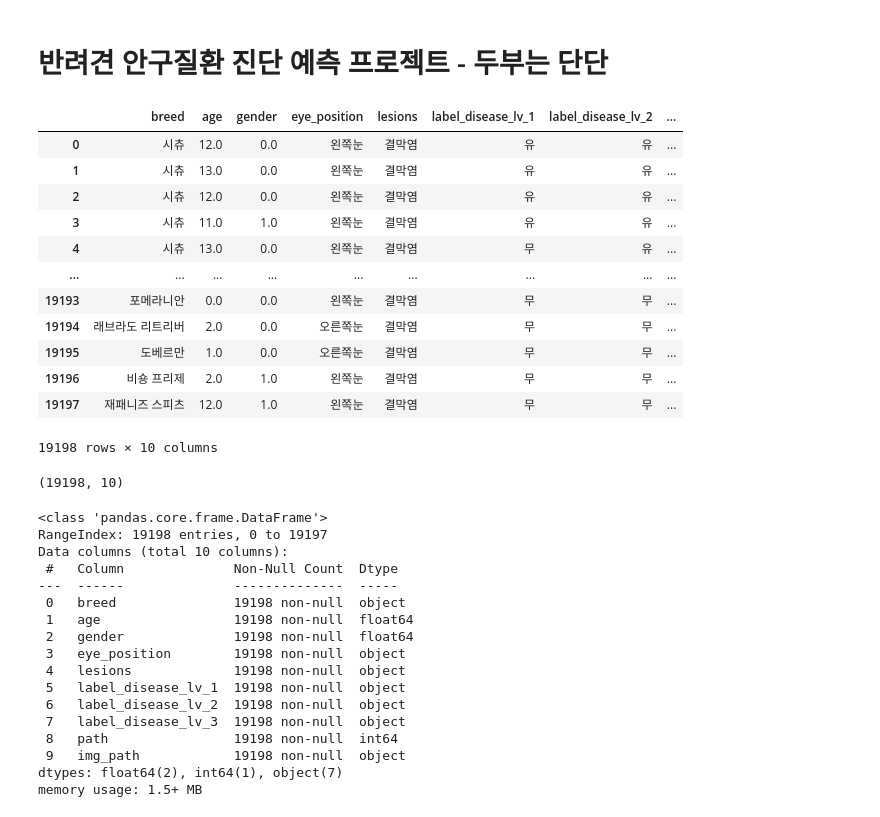
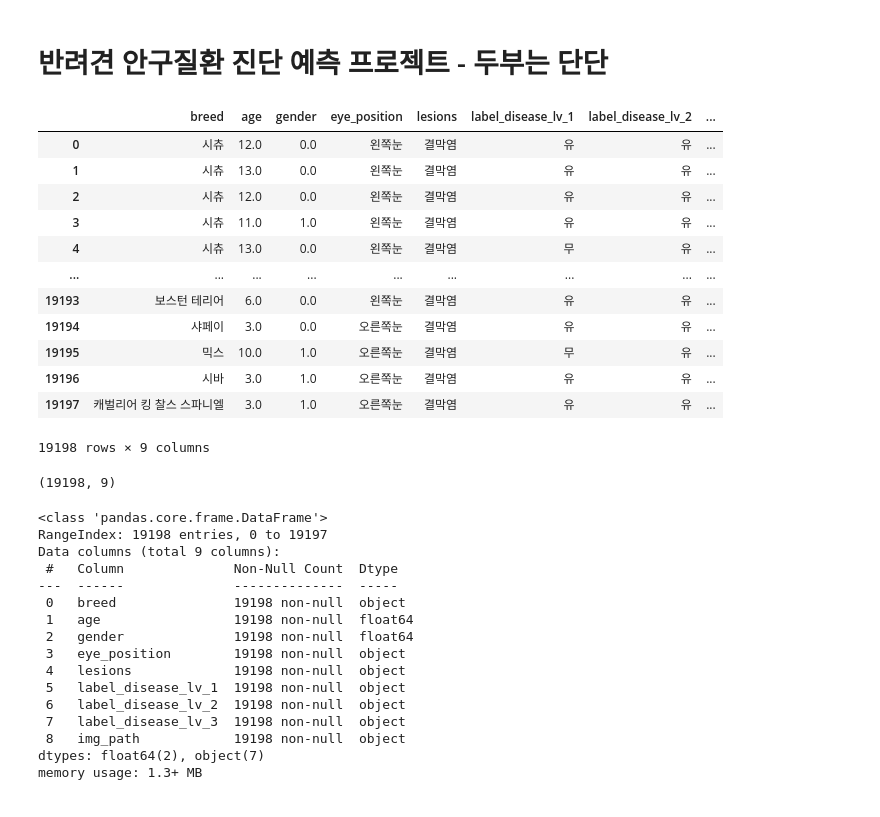
Before and after one commit to journnie/eye_disease, a Jupyter notebook: eye_lesion_diagnosis_model.ipynb, the cells around one changed output. Saved outputs shown, nothing was run; the diff lists cells and outputs as text; code cells hidden in the pictures.

```diff
--- a/eye_lesion_diagnosis_model.ipynb
+++ b/eye_lesion_diagnosis_model.ipynb
@@ -11,8 +11,7 @@ import pandas as pd
 df = pd.DataFrame(columns=["breed", "age", "gender", "eye_position", "lesions", "label_disease_lv_1", "label_disease_lv_2", "label_disease_lv_3", "path", "img_path"])
 
 # 디렉토리 경로
-directory_paths = [r"D:\반려동물 안구질환 데이터\1.Training\결막염\유",
-                   r"D:\반려동물 안구질환 데이터\1.Training\결막염\무"]
+directory_paths = [r"D:\반려동물 안구질환 데이터\1.Training\결막염"]
 
 # 빈 리스트 생성
 data_list = []
@@ -33,40 +32,38 @@ for directory_path in directory_paths:
                 label_disease_lv_1 = json_data["label"]["label_disease_lv_1"]
                 label_disease_lv_2 = json_data["label"]["label_disease_lv_2"]
                 label_disease_lv_3 = json_data["label"]["label_disease_lv_3"]
-                # path(증상 유무)열 계산 (label_disease_lv_1, label_disease_lv_2, label_disease_lv_3 중에 '유'가 포함되어 있는지 확인)
-                path = 1 if '유' in [json_data["label"]["label_disease_lv_1"], json_data["label"]["label_disease_lv_2"], json_data["label"]["label_disease_lv_3"]] else 0
-                img_path = os.path.join(directory_path, json_data["images"]["meta"]["file_name"])
+                img_path = os.path.join(directory_path, json_data["label"]["label_filename"])
 
                 # 데이터 리스트에 추가
-                data_list.append([breed, age, gender, eye_position, lesions, label_disease_lv_1, label_disease_lv_2, label_disease_lv_3, path, img_path])
-
-# 데이터프레임 생성
-df = pd.DataFrame(data_list, columns=["breed", "age", "gender", "eye_position", "lesions", "label_disease_lv_1", "label_disease_lv_2", "label_disease_lv_3", "path", "img_path"])
-df
+                data_list.append([breed, age, gender, eye_position, lesions, label_disease_lv_1, label_disease_lv_2, label_disease_lv_3, img_path])
-# %% [output]
-|  | breed | age | gender | eye_position | lesions | label_disease_lv_1 | label_disease_lv_2 | ... |
-| 0 | 시츄 | 12.0 | 0.0 | 왼쪽눈 | 결막염 | 유 | 유 | ... |
-| 1 | 시츄 | 13.0 | 0.0 | 왼쪽눈 | 결막염 | 유 | 유 | ... |
-| 2 | 시츄 | 12.0 | 0.0 | 왼쪽눈 | 결막염 | 유 | 유 | ... |
-| 3 | 시츄 | 11.0 | 1.0 | 왼쪽눈 | 결막염 | 유 | 유 | ... |
-| 4 | 시츄 | 13.0 | 0.0 | 왼쪽눈 | 결막염 | 무 | 유 | ... |
-| ... | ... | ... | ... | ... | ... | ... | ... | ... |
-| 19193 | 포메라니안 | 0.0 | 0.0 | 왼쪽눈 | 결막염 | 무 | 무 | ... |
-| 19194 | 래브라도 리트리버 | 2.0 | 0.0 | 오른쪽눈 | 결막염 | 무 | 무 | ... |
-| 19195 | 도베르만 | 1.0 | 0.0 | 오른쪽눈 | 결막염 | 무 | 무 | ... |
-| 19196 | 비숑 프리제 | 2.0 | 1.0 | 왼쪽눈 | 결막염 | 무 | 무 | ... |
-| 19197 | 재패니즈 스피츠 | 12.0 | 1.0 | 왼쪽눈 | 결막염 | 무 | 무 | ... |
-19198 rows × 10 columns
+# %%
+# 데이터프레임 생성
+df = pd.DataFrame(data_list, columns=["breed", "age", "gender", "eye_position", "lesions", "label_disease_lv_1", "label_disease_lv_2", "label_disease_lv_3", "img_path"])
+df
+# %% [output]
+|  | breed | age | gender | eye_position | lesions | label_disease_lv_1 | label_disease_lv_2 | ... |
+| 0 | 시츄 | 12.0 | 0.0 | 왼쪽눈 | 결막염 | 유 | 유 | ... |
+| 1 | 시츄 | 13.0 | 0.0 | 왼쪽눈 | 결막염 | 유 | 유 | ... |
+| 2 | 시츄 | 12.0 | 0.0 | 왼쪽눈 | 결막염 | 유 | 유 | ... |
+| 3 | 시츄 | 11.0 | 1.0 | 왼쪽눈 | 결막염 | 유 | 유 | ... |
+| 4 | 시츄 | 13.0 | 0.0 | 왼쪽눈 | 결막염 | 무 | 유 | ... |
+| ... | ... | ... | ... | ... | ... | ... | ... | ... |
+| 19193 | 보스턴 테리어 | 6.0 | 0.0 | 왼쪽눈 | 결막염 | 유 | 유 | ... |
+| 19194 | 샤페이 | 3.0 | 0.0 | 오른쪽눈 | 결막염 | 유 | 유 | ... |
+| 19195 | 믹스 | 10.0 | 1.0 | 오른쪽눈 | 결막염 | 무 | 유 | ... |
+| 19196 | 시바 | 3.0 | 1.0 | 오른쪽눈 | 결막염 | 유 | 유 | ... |
+| 19197 | 캐벌리어 킹 찰스 스파니엘 | 3.0 | 1.0 | 오른쪽눈 | 결막염 | 유 | 유 | ... |
+19198 rows × 9 columns
 # %%
 df.shape
 # %% [output]
-(19198, 10)
+(19198, 9)
 # %%
 df.info()
 # %% [output]
 <class 'pandas.core.frame.DataFrame'>
 RangeIndex: 19198 entries, 0 to 19197
-Data columns (total 10 columns):
+Data columns (total 9 columns):
  #   Column              Non-Null Count  Dtype
 ---  ------              --------------  -----
  0   breed               19198 non-null  object
@@ -77,7 +74,6 @@ Data columns (total 10 columns):
  5   label_disease_lv_1  19198 non-null  object
  6   label_disease_lv_2  19198 non-null  object
  7   label_disease_lv_3  19198 non-null  object
- 8   path                19198 non-null  int64
- 9   img_path            19198 non-null  object
-dtypes: float64(2), int64(1), object(7)
-memory usage: 1.5+ MB
+ 8   img_path            19198 non-null  object
+dtypes: float64(2), object(7)
+memory usage: 1.3+ MB
```
Also changed, not shown: parts of 30 cells of this notebook.
